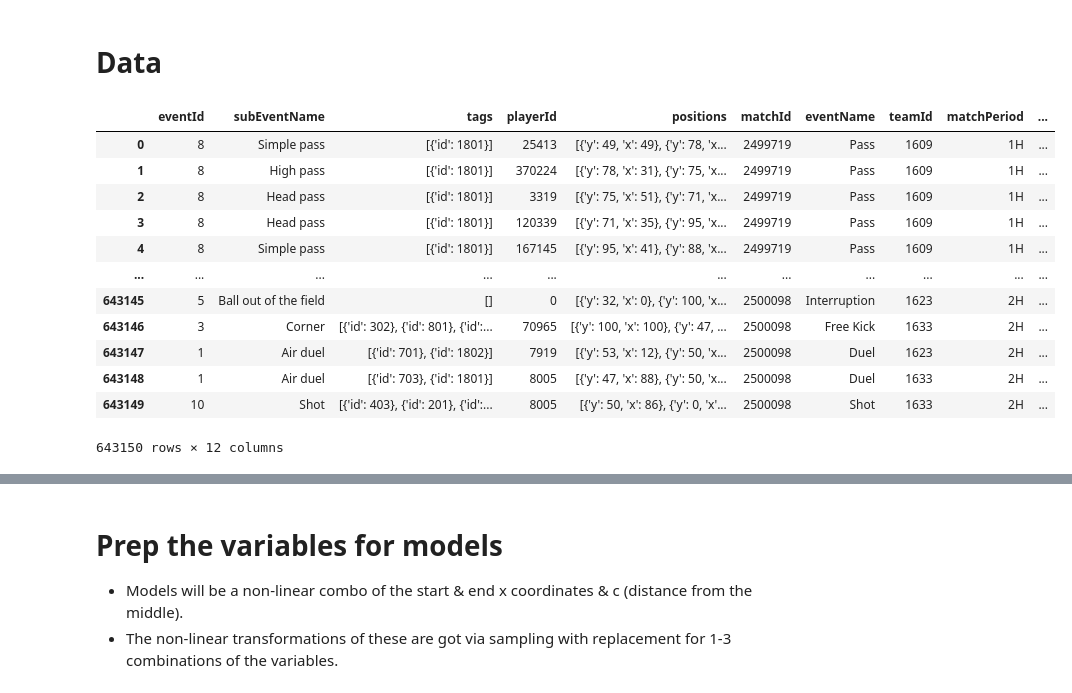
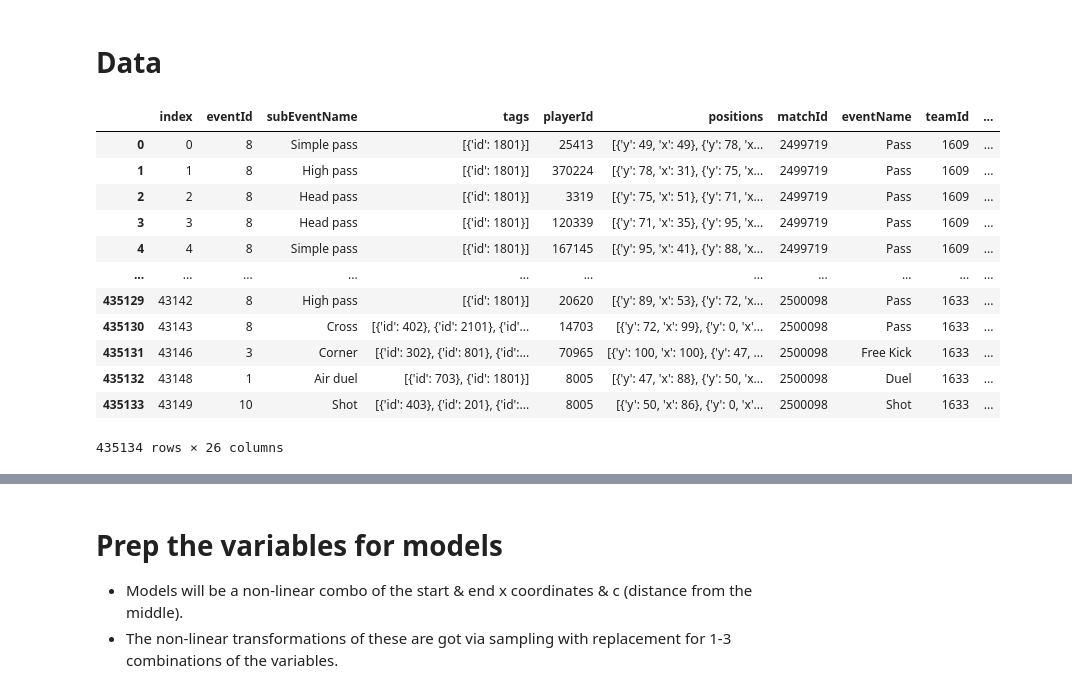
Before and after one commit to jimmybunter01/Soccermatics, a Jupyter notebook: Notebooks/4_Valuing_Actions/action_based_expected_threat.ipynb, the cells around one changed output, grey strips where cells are left out. Cells and saved outputs as stored; diff of their text form; code cells hidden in the pictures.

```diff
--- a/Notebooks/4_Valuing_Actions/action_based_expected_threat.ipynb
+++ b/Notebooks/4_Valuing_Actions/action_based_expected_threat.ipynb
@@ -25,24 +31,24 @@ os.chdir(course_directory)
 # %%
 df = pd.DataFrame()
 
-for i in range(13):
-    file_path = f"data/wyscout/events_England_{i+1}.json"
-    data_df = pd.read_json(file_path)
-    df = pd.concat([df, data_df])
+for i in range(11):
+    with open(f"data\possession_chains_England{i+1}.json") as file:
+        data = json.load(file)
+    df = pd.concat([df, pd.DataFrame(data)])
 
 df.reset_index(drop=True, inplace=True)
 df
 # %% [output]
-|  | eventId | subEventName | tags | playerId | positions | matchId | eventName | teamId | matchPeriod | ... |
-| 0 | 8 | Simple pass | [{'id': 1801}] | 25413 | [{'y': 49, 'x': 49}, {'y': 78, 'x... | 2499719 | Pass | 1609 | 1H | ... |
-| 1 | 8 | High pass | [{'id': 1801}] | 370224 | [{'y': 78, 'x': 31}, {'y': 75, 'x... | 2499719 | Pass | 1609 | 1H | ... |
-| 2 | 8 | Head pass | [{'id': 1801}] | 3319 | [{'y': 75, 'x': 51}, {'y': 71, 'x... | 2499719 | Pass | 1609 | 1H | ... |
-| 3 | 8 | Head pass | [{'id': 1801}] | 120339 | [{'y': 71, 'x': 35}, {'y': 95, 'x... | 2499719 | Pass | 1609 | 1H | ... |
-| 4 | 8 | Simple pass | [{'id': 1801}] | 167145 | [{'y': 95, 'x': 41}, {'y': 88, 'x... | 2499719 | Pass | 1609 | 1H | ... |
+|  | index | eventId | subEventName | tags | playerId | positions | matchId | eventName | teamId | ... |
+| 0 | 0 | 8 | Simple pass | [{'id': 1801}] | 25413 | [{'y': 49, 'x': 49}, {'y': 78, 'x... | 2499719 | Pass | 1609 | ... |
+| 1 | 1 | 8 | High pass | [{'id': 1801}] | 370224 | [{'y': 78, 'x': 31}, {'y': 75, 'x... | 2499719 | Pass | 1609 | ... |
+| 2 | 2 | 8 | Head pass | [{'id': 1801}] | 3319 | [{'y': 75, 'x': 51}, {'y': 71, 'x... | 2499719 | Pass | 1609 | ... |
+| 3 | 3 | 8 | Head pass | [{'id': 1801}] | 120339 | [{'y': 71, 'x': 35}, {'y': 95, 'x... | 2499719 | Pass | 1609 | ... |
+| 4 | 4 | 8 | Simple pass | [{'id': 1801}] | 167145 | [{'y': 95, 'x': 41}, {'y': 88, 'x... | 2499719 | Pass | 1609 | ... |
 | ... | ... | ... | ... | ... | ... | ... | ... | ... | ... | ... |
-| 643145 | 5 | Ball out of the field | [] | 0 | [{'y': 32, 'x': 0}, {'y': 100, 'x... | 2500098 | Interruption | 1623 | 2H | ... |
-| 643146 | 3 | Corner | [{'id': 302}, {'id': 801}, {'id':... | 70965 | [{'y': 100, 'x': 100}, {'y': 47, ... | 2500098 | Free Kick | 1633 | 2H | ... |
-| 643147 | 1 | Air duel | [{'id': 701}, {'id': 1802}] | 7919 | [{'y': 53, 'x': 12}, {'y': 50, 'x... | 2500098 | Duel | 1623 | 2H | ... |
-| 643148 | 1 | Air duel | [{'id': 703}, {'id': 1801}] | 8005 | [{'y': 47, 'x': 88}, {'y': 50, 'x... | 2500098 | Duel | 1633 | 2H | ... |
-| 643149 | 10 | Shot | [{'id': 403}, {'id': 201}, {'id':... | 8005 | [{'y': 50, 'x': 86}, {'y': 0, 'x'... | 2500098 | Shot | 1633 | 2H | ... |
+| 435129 | 43142 | 8 | High pass | [{'id': 1801}] | 20620 | [{'y': 89, 'x': 53}, {'y': 72, 'x... | 2500098 | Pass | 1633 | ... |
+| 435130 | 43143 | 8 | Cross | [{'id': 402}, {'id': 2101}, {'id'... | 14703 | [{'y': 72, 'x': 99}, {'y': 0, 'x'... | 2500098 | Pass | 1633 | ... |
+| 435131 | 43146 | 3 | Corner | [{'id': 302}, {'id': 801}, {'id':... | 70965 | [{'y': 100, 'x': 100}, {'y': 47, ... | 2500098 | Free Kick | 1633 | ... |
+| 435132 | 43148 | 1 | Air duel | [{'id': 703}, {'id': 1801}] | 8005 | [{'y': 47, 'x': 88}, {'y': 50, 'x... | 2500098 | Duel | 1633 | ... |
+| 435133 | 43149 | 10 | Shot | [{'id': 403}, {'id': 201}, {'id':... | 8005 | [{'y': 50, 'x': 86}, {'y': 0, 'x'... | 2500098 | Shot | 1633 | ... |
-643150 rows × 12 columns
+435134 rows × 26 columns
```
Also changed, not shown: parts of 19 cells of this notebook, 3 other files.
